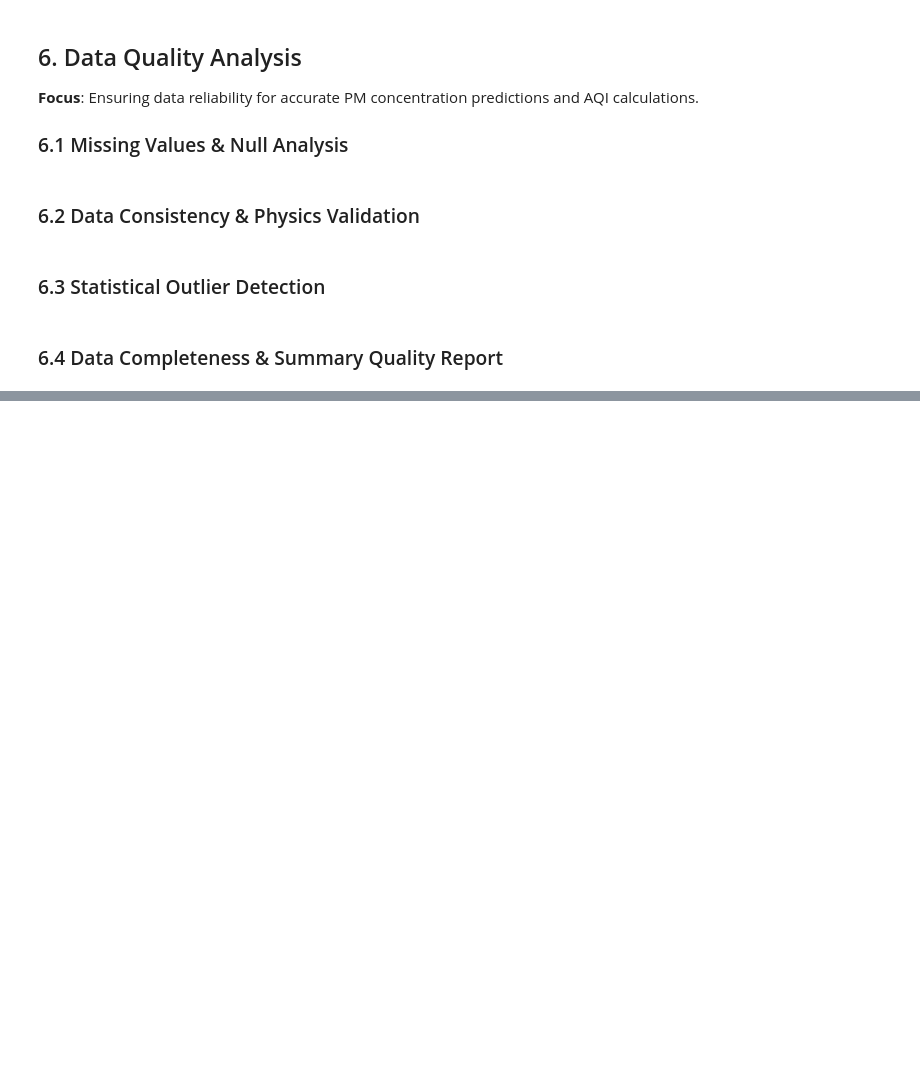
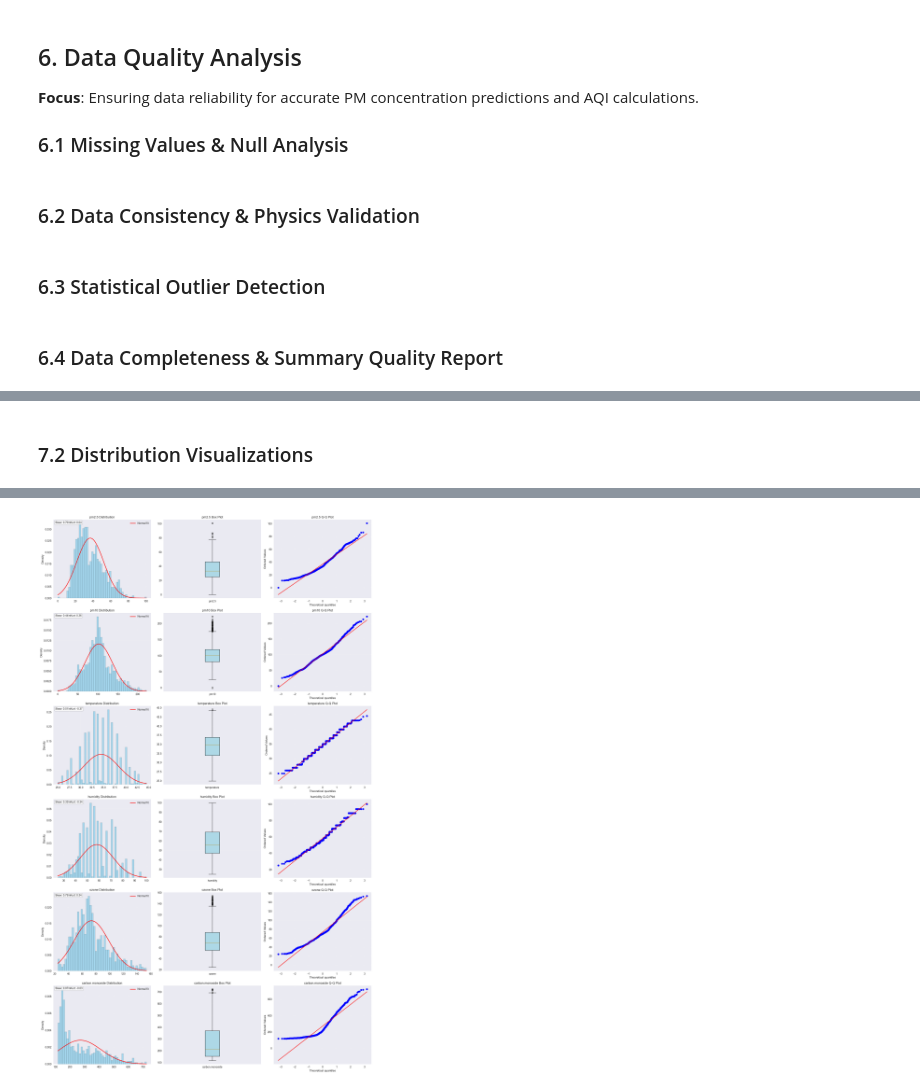
Before and after one commit to amueedk/AQI-Pipeline, a Jupyter notebook: eda.ipynb, the cells around one changed output, grey strips where cells are left out. Saved outputs shown, nothing was run; the diff lists cells and outputs as text; code cells hidden in the pictures; blank space fills up the shorter version.

```diff
--- a/eda.ipynb
+++ b/eda.ipynb
@@ -370,7 +385,18 @@ for pollutant in available_pollutants:
         lambda x: calculate_aqi_from_concentration(x, EPA_BREAKPOINTS[pollutant])
     )
 
-    print(f"✓ {pollutant}: {aqi_results[col_name].min():.0f} - {aqi_results[col_name].max():.0f} AQI")
+    # Handle None values (data outside breakpoint ranges)
+    null_count = aqi_results[col_name].isnull().sum()
+    if null_count > 0:
+        print(f"⚠️  {pollutant}: {null_count} values outside breakpoint ranges, replacing with 0")
+        aqi_results[col_name] = aqi_results[col_name].fillna(0)
+
+    # Now safe to calculate min/max
+    valid_values = aqi_results[col_name].dropna()
+    if len(valid_values) > 0:
+        print(f"✓ {pollutant}: {aqi_results[col_name].min():.0f} - {aqi_results[col_name].max():.0f} AQI")
+    else:
+        print(f"✗ {pollutant}: No valid AQI values calculated")
 
 # Find controlling pollutant (max AQI) for each timestamp
 individual_aqi_cols = [col for col in aqi_results.columns if 'individual_aqi' in col]
@@ -1335,0 +1421,66 @@ if 'time' in df.columns:
+# %% [markdown]
+### 7.2 Distribution Visualizations
+# %%
+# 7.2 Distribution Visualizations
+print("=" * 60)
+print("DISTRIBUTION VISUALIZATIONS")
+print("=" * 60)
+
+# Focus on ML targets and most important features
+viz_features = ['pm2_5', 'pm10', 'temperature', 'humidity', 'ozone', 'carbon_monoxide']
+available_viz_features = [col for col in viz_features if col in df.columns]
+
+# Create distribution plots
+fig, axes = plt.subplots(len(available_viz_features), 3, figsize=(18, 5*len(available_viz_features)))
+if len(available_viz_features) == 1:
+    axes = axes.reshape(1, -1)
+
+for i, feature in enumerate(available_viz_features):
+    data = df[feature].dropna()
+
+    # Histogram
+    ax1 = axes[i, 0]
+    ax1.hist(data, bins=50, alpha=0.7, density=True, color='skyblue', edgecolor='black')
+    ax1.set_title(f'{feature.replace("_", ".")} Distribution')
+    ax1.set_ylabel('Density')
+    ax1.grid(True, alpha=0.3)
+
+    # Add normal curve for comparison
+    mu, sigma = data.mean(), data.std()
+    x = np.linspace(data.min(), data.max(), 100)
+    normal_curve = stats.norm.pdf(x, mu, sigma)
+    ax1.plot(x, normal_curve, 'r-', linewidth=2, label='Normal fit')
+    ax1.legend()
+
+    # Box plot
+    ax2 = axes[i, 1]
+    bp = ax2.boxplot([data], patch_artist=True, labels=[feature.replace('_', '.')])
+    bp['boxes'][0].set_facecolor('lightblue')
+    ax2.set_title(f'{feature.replace("_", ".")} Box Plot')
+    ax2.grid(True, alpha=0.3)
+
+    # Q-Q plot for normality assessment
+    ax3 = axes[i, 2]
+    stats.probplot(data, dist="norm", plot=ax3)
+    ax3.set_title(f'{feature.replace("_", ".")} Q-Q Plot')
+    ax3.grid(True, alpha=0.3)
+
+    # Add distribution stats as text
+    skew = stats.skew(data)
+    kurt = stats.kurtosis(data)
+    ax1.text(0.02, 0.98, f'Skew: {skew:.2f}\\nKurt: {kurt:.2f}',
+             transform=ax1.transAxes, va='top', bbox=dict(boxstyle='round', facecolor='white', alpha=0.8))
+
+plt.tight_layout()
+plt.show()
+
+print(f"\\n📊 DISTRIBUTION INTERPRETATION GUIDE:")
+print(f"• Histogram: Shows data distribution shape")
+print(f"• Box Plot: Shows quartiles, median, and outliers")
+print(f"• Q-Q Plot: Points on diagonal = normal distribution")
+print(f"• Red curve: Normal distribution with same mean/std")
+print(f"\\n🎯 FOR ML PREPROCESSING:")
+print(f"• Right-skewed features (skew > 1.0): Consider log transformation")
+print(f"• Heavy-tailed features (kurtosis > 3.0): Consider robust scaling")
+print(f"• Normal distributions: Standard scaling works well")
+# %% [output]
@@ -1335,0 +1490 @@ if 'time' in df.columns:
+[figure, added]
```
Also changed, not shown: parts of 22 cells of this notebook, 33 other files.
